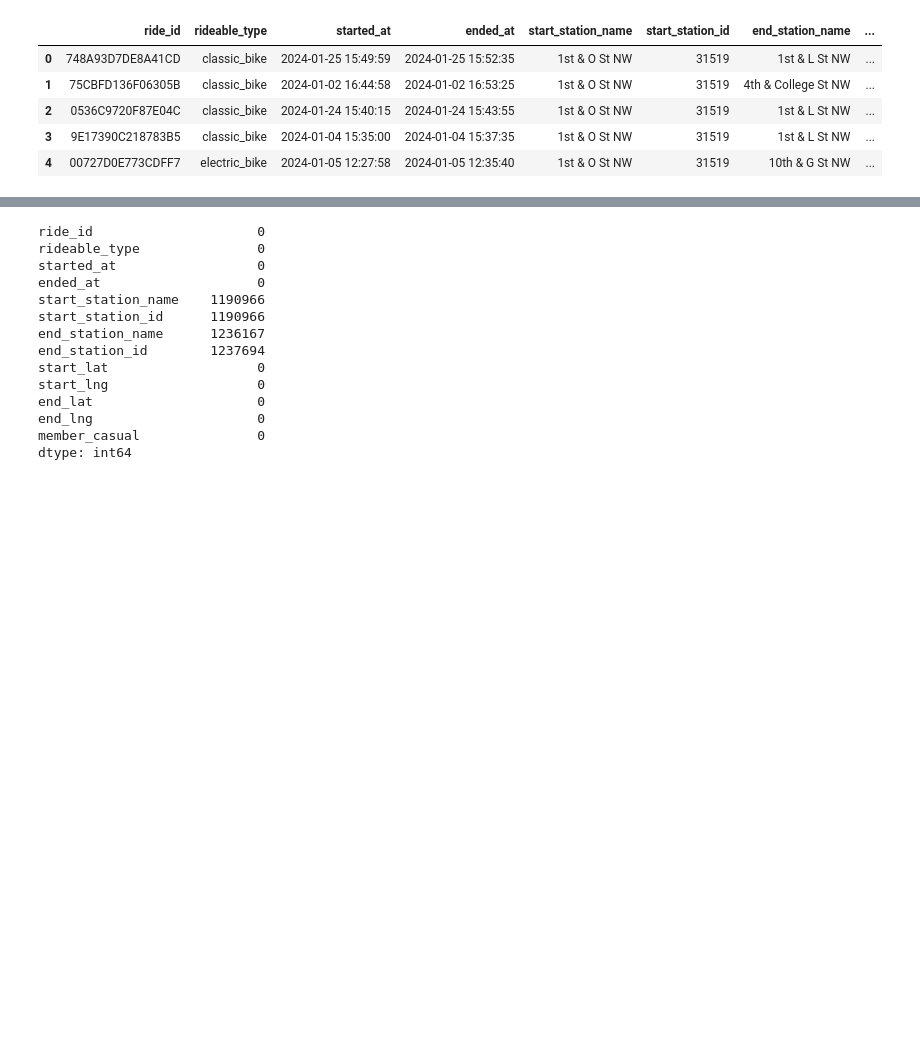
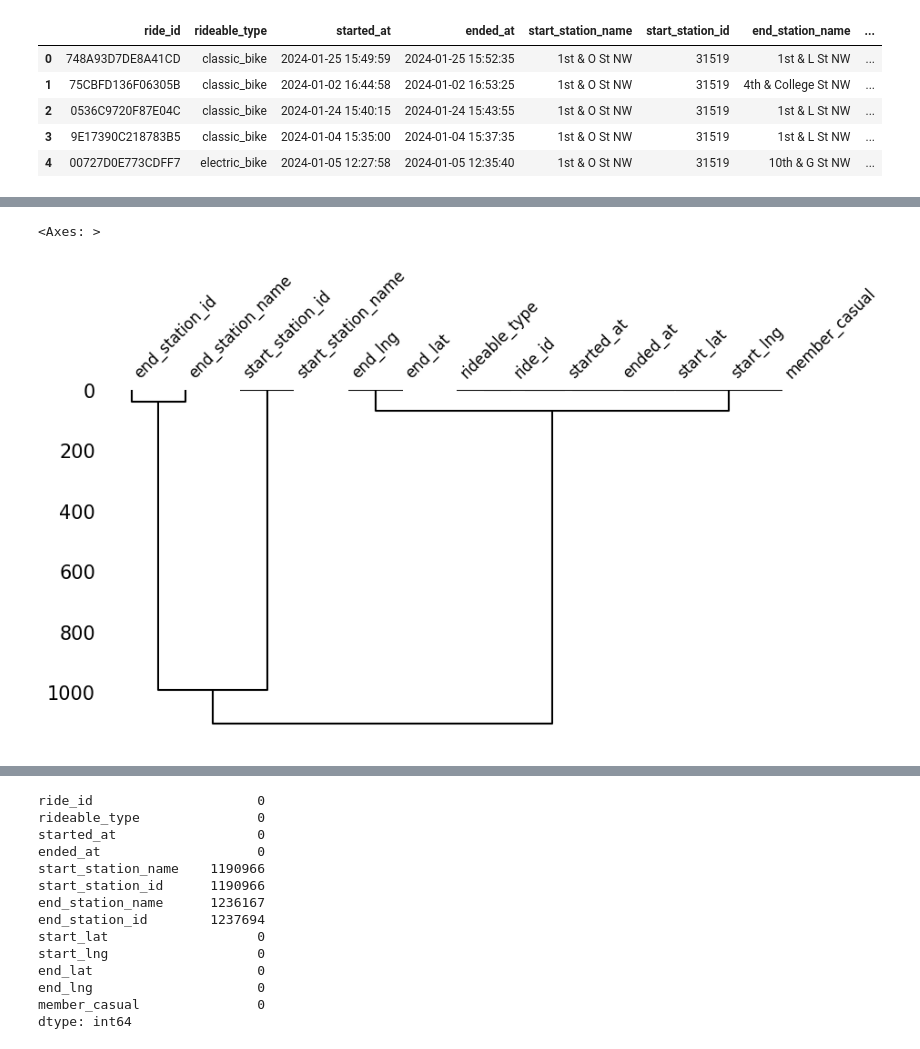
Before and after one commit to angiegh2002/capital-bike-diaries, a Jupyter notebook: Data_mining_homwork/data_homewrk.ipynb, the cells around one changed output, grey strips where cells are left out. Cells and saved outputs as stored; diff of their text form; code cells hidden in the pictures; blank space fills up the shorter version.

```diff
--- a/Data_mining_homwork/data_homewrk.ipynb
+++ b/Data_mining_homwork/data_homewrk.ipynb
@@ -120,0 +161,5 @@ df_rent.head()
+# %%
+msno.dendrogram(df_rent, figsize=(10,5), fontsize=12)
+# %% [output]
+<Axes: >
+[figure, added]
```
Also changed, not shown: parts of 7 cells of this notebook.
